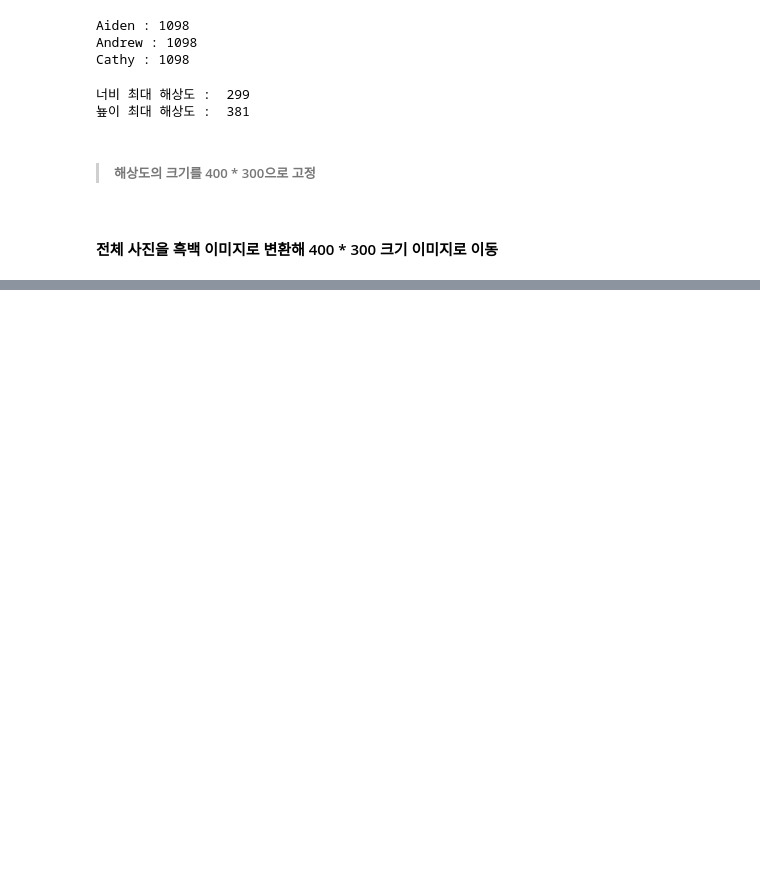
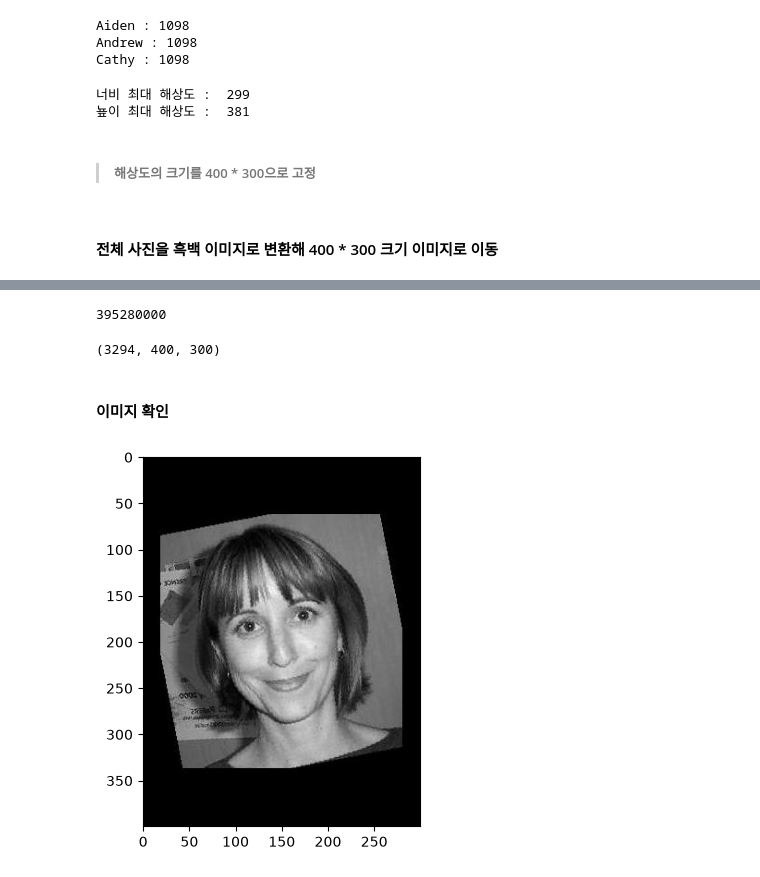
Before and after one commit to jinjinx28/python-lab, a Jupyter notebook: Note/cnn_유사이미지_얼굴인식.ipynb, the cells around one changed output, grey strips where cells are left out. Saved outputs shown, nothing was run; the diff lists cells and outputs as text; code cells hidden in the pictures; blank space fills up the shorter version.

```diff
--- a/Note/cnn_유사이미지_얼굴인식.ipynb
+++ b/Note/cnn_유사이미지_얼굴인식.ipynb
@@ -83,0 +86,32 @@ for name in dirNames :
+# %%
+number_of_data = 1098 * len(dirNames)
+img_width_size = 300
+img_height_size= 400
+# %%
+1098 * len(dirNames) * 300 * 400
+# %% [output]
+395280000
+# %%
+train = np.zeros(
+    number_of_data * img_width_size * img_height_size, dtype = np.int32
+    ).reshape(number_of_data, img_height_size, img_width_size)   # (Dimension, Row, Column)
+
+i = 0
+for name in dirNames :
+    for file in sorted(glob.glob(f"../Data/FaceResult/{name}/*.jpg")) :
+        img = np.array(Image.open(file), dtype = np.int32)
+        train[i, :, :] = img
+        i += 1
+# %%
+train.shape
+# %% [output]
+(3294, 400, 300)
+# %% [markdown]
+#### 이미지 확인
+# %%
+import matplotlib.pyplot as plt
+
+plt.imshow(train[2440].reshape(400, 300), cmap='gray')
+plt.show()
+# %% [output]
+[figure, added]
```
Also changed, not shown: parts of 8 cells of this notebook.
